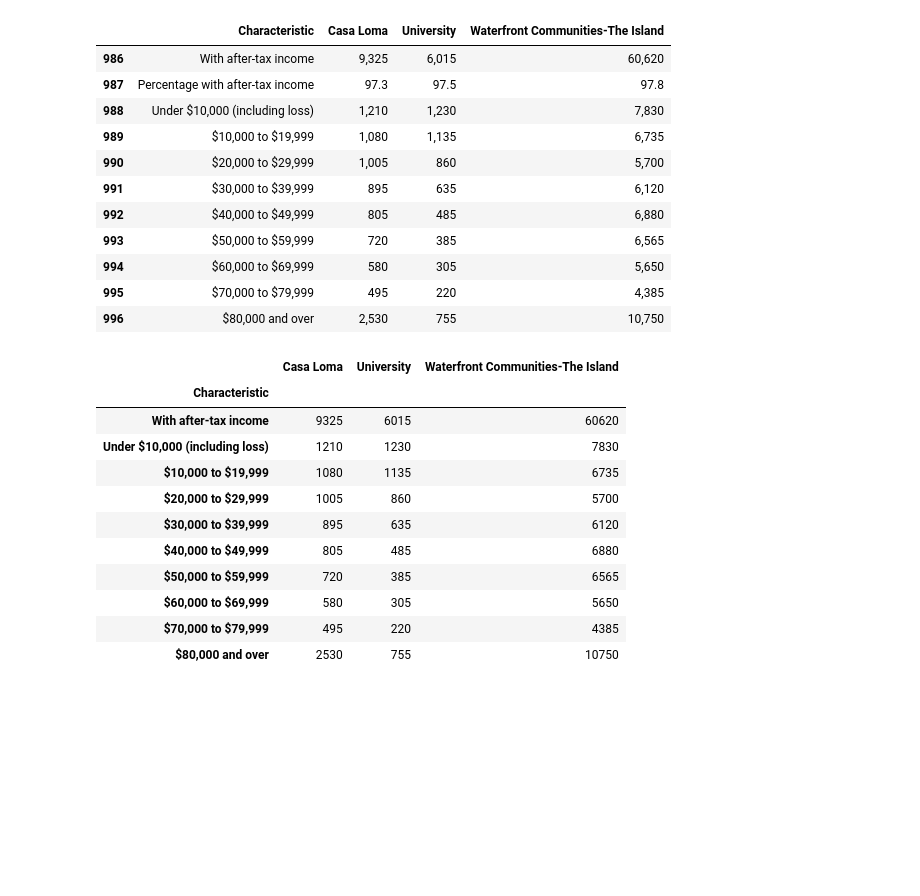
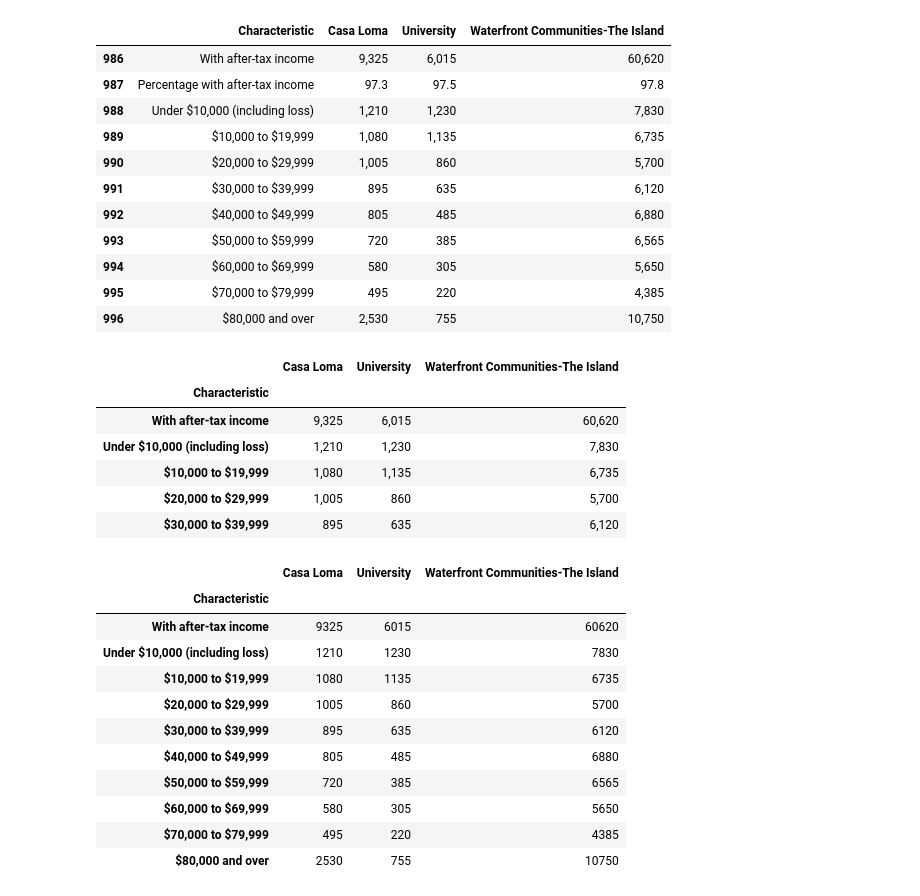
Before and after one commit to Spitz-cyber/Coursera_Capstone, a Jupyter notebook: Vegetarian Restaurant - Part 2.ipynb, the cells around one changed output. Drawn from its saved outputs; the diff is of its cells as text; code cells hidden in the pictures; blank space fills up the shorter version.

```diff
--- a/Vegetarian Restaurant - Part 2.ipynb
+++ b/Vegetarian Restaurant - Part 2.ipynb
@@ -57,7 +57,15 @@ df_profiles_income
 # %%
 df_profiles_income.drop([987], axis=0, inplace=True)
 df_profiles_income = df_profiles_income.set_index('Characteristic')
-#df_profiles_income.head()
+df_profiles_income.head()
+# %% [output]
+|  | Casa Loma | University | Waterfront Communities-The Island |
+| Characteristic |  |  |  |
+| With after-tax income | 9,325 | 6,015 | 60,620 |
+| Under $10,000 (including loss) | 1,210 | 1,230 | 7,830 |
+| $10,000 to $19,999 | 1,080 | 1,135 | 6,735 |
+| $20,000 to $29,999 | 1,005 | 860 | 5,700 |
+| $30,000 to $39,999 | 895 | 635 | 6,120 |
 # %%
 df_profiles_income = df_profiles_income.apply(lambda x:x.str.replace(',',''))
 # %%
```
